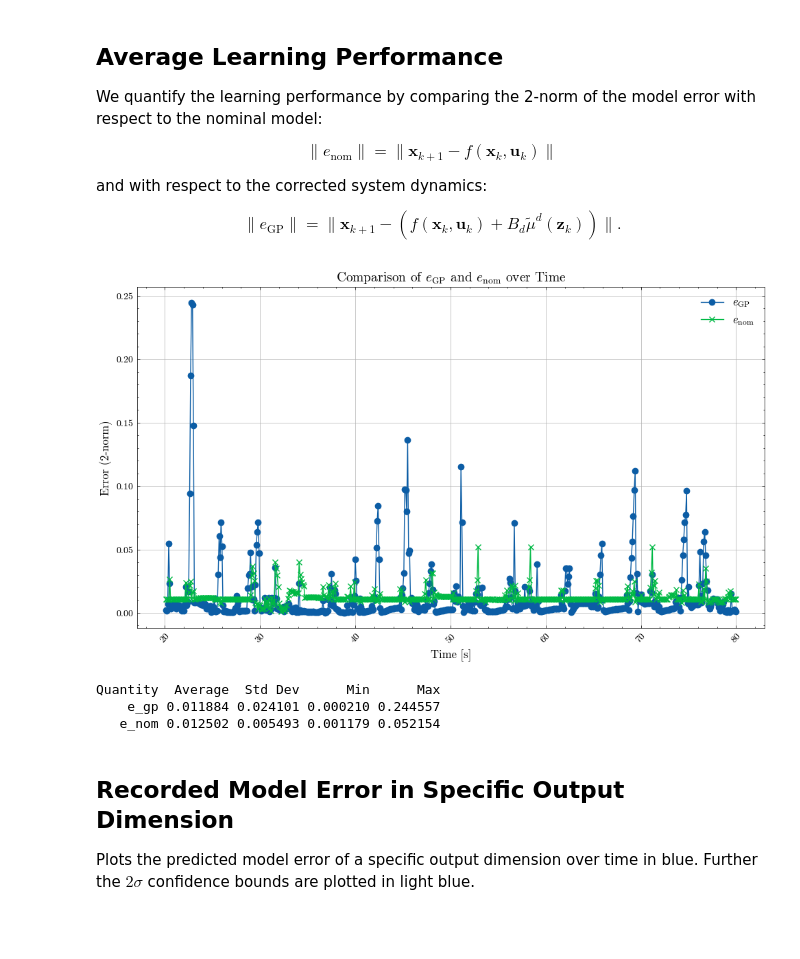
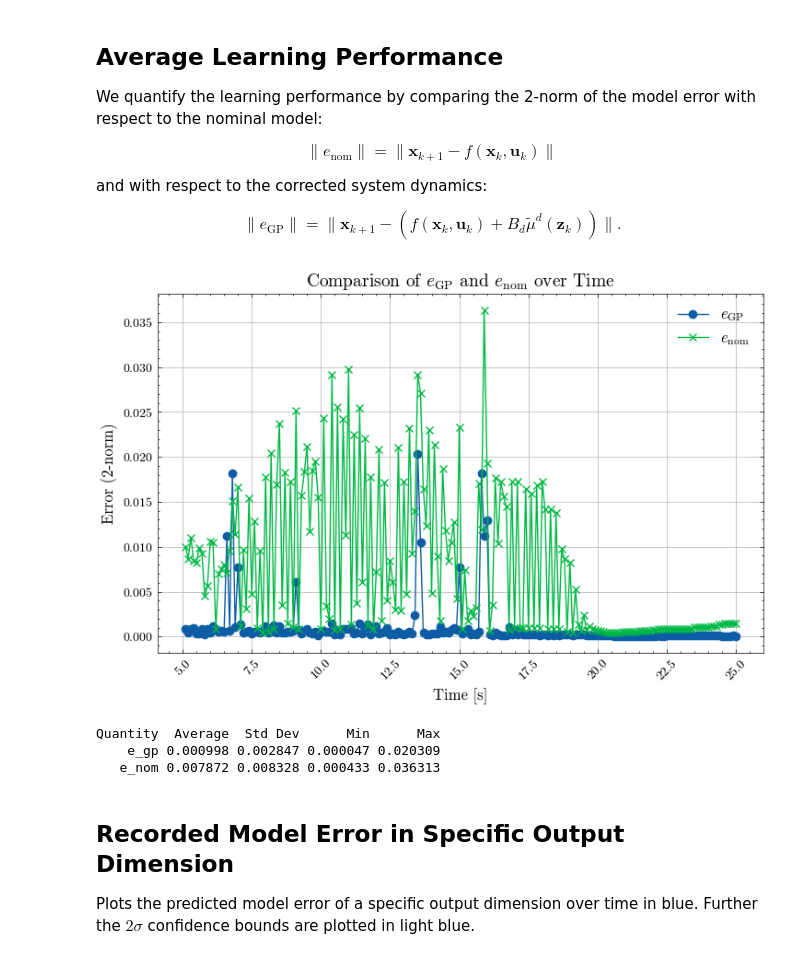
Before and after one commit to albee/smallsat-sim, a Jupyter notebook: smallsat_sim/misc/plot_results.ipynb, the cells around one changed output. Saved outputs shown, nothing was run; the diff lists cells and outputs as text; code cells hidden in the pictures; blank space fills up the shorter version.

```diff
--- a/smallsat_sim/misc/plot_results.ipynb
+++ b/smallsat_sim/misc/plot_results.ipynb
@@ -92,8 +92,8 @@ import matplotlib.pyplot as plt
 
 # Assuming your DataFrame is named df
 # NOTE: Specify paramters here if you want
-START_TIME = 20
-END_TIME = 80
+START_TIME = 5
+END_TIME = 25
 
 # Drop rows with NaNs in 'e_gp', 'e_nom', or 'Timestamp'
 df_clean = df[['Timestamp', 'e_gp', 'e_nom']].dropna()
@@ -108,39 +108,39 @@ if END_TIME is not None:
         df_clean = df_clean[df_clean['Timestamp'] <= END_TIME]
 
 # Plotting the values
-plt.figure(figsize=(10, 6))
+plt.figure(figsize=(7.5, 5))
 plt.plot(df_clean['Timestamp'], df_clean['e_gp'], label=r'$e_{\text{GP}}$', marker='o')
 plt.plot(df_clean['Timestamp'], df_clean['e_nom'], label=r'$e_{\text{nom}}$', marker='x')
 plt.title(r'Comparison of $e_{\text{GP}}$ and $e_{\text{nom}}$ over Time', fontsize=14)
 plt.xlabel(r'Time [s]', fontsize=12)
 plt.ylabel(r'Error (2-norm)', fontsize=12)
 plt.legend(loc='upper right', fontsize=12)
 plt.grid(True)
 plt.xticks(rotation=45)  # Rotate x-axis labels if needed
 plt.tight_layout()  # Adjust layout to prevent clipping of labels
 plt.show()
 
 # Create a table
 # Calculate statistics for e_gp and e_nom
 stats = {
     'Quantity': ['e_gp', 'e_nom'],
     'Average': [df_clean['e_gp'].mean(), df_clean['e_nom'].mean()],
     'Std Dev': [df_clean['e_gp'].std(), df_clean['e_nom'].std()],
     'Min': [df_clean['e_gp'].min(), df_clean['e_nom'].min()],
     'Max': [df_clean['e_gp'].max(), df_clean['e_nom'].max()]
 }
 
 # Create a pandas DataFrame to display the statistics in a table
 stats_df = pd.DataFrame(stats)
 print(stats_df.to_string(index=False))
 
 # Generate LaTeX table
 latex_table = stats_df.to_latex(index=False, float_format="%.3f")
 # %% [output]
-[figure, old version]
+[figure, new version]
 Quantity  Average  Std Dev      Min      Max
-    e_gp 0.011884 0.024101 0.000210 0.244557
-   e_nom 0.012502 0.005493 0.001179 0.052154
+    e_gp 0.000998 0.002847 0.000047 0.020309
+   e_nom 0.007872 0.008328 0.000433 0.036313
 # %% [markdown]
 ## Recorded Model Error in Specific Output Dimension
 
```
Also changed, not shown: parts of 10 cells of this notebook, 15 other files.
